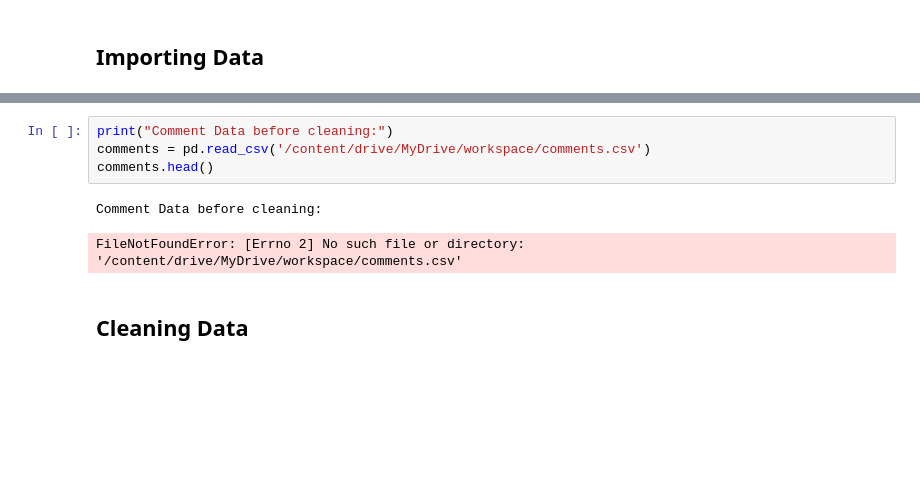
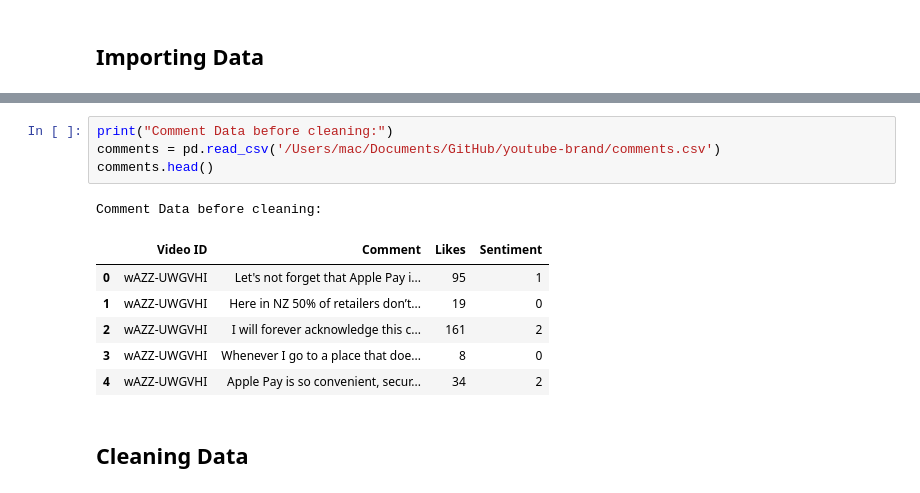
Before and after one commit to data-min/youtube-brand, a Jupyter notebook: notebook.ipynb, the cells around one changed output, grey strips where cells are left out. Cells and saved outputs as stored; diff of their text form; blank space fills up the shorter version.

```diff
--- a/notebook.ipynb
+++ b/notebook.ipynb
@@ -128,11 +145,16 @@ Youtube Data before cleaning:
 | 4 | Best Back to School Tech 2022! | ErMwWXQxHp0 | 08/08/2022 | tech | 96513.0 | 5155.0 | 1855644.0 |
 # %%
 print("Comment Data before cleaning:")
-comments = pd.read_csv('/content/drive/MyDrive/workspace/comments.csv')
+comments = pd.read_csv('/Users/mac/Documents/GitHub/youtube-brand/comments.csv')
 comments.head()
 # %% [output]
 Comment Data before cleaning:
-FileNotFoundError: [Errno 2] No such file or directory: '/content/drive/MyDrive/workspace/comments.csv'
+|  | Video ID | Comment | Likes | Sentiment |
+| 0 | wAZZ-UWGVHI | Let's not forget that Apple Pay i... | 95 | 1 |
+| 1 | wAZZ-UWGVHI | Here in NZ 50% of retailers don’t... | 19 | 0 |
+| 2 | wAZZ-UWGVHI | I will forever acknowledge this c... | 161 | 2 |
+| 3 | wAZZ-UWGVHI | Whenever I go to a place that doe... | 8 | 0 |
+| 4 | wAZZ-UWGVHI | Apple Pay is so convenient, secur... | 34 | 2 |
 # %% [markdown]
 ## Cleaning Data
 # %% [markdown]
```
Also changed, not shown: parts of 63 cells of this notebook, 5 other files.
